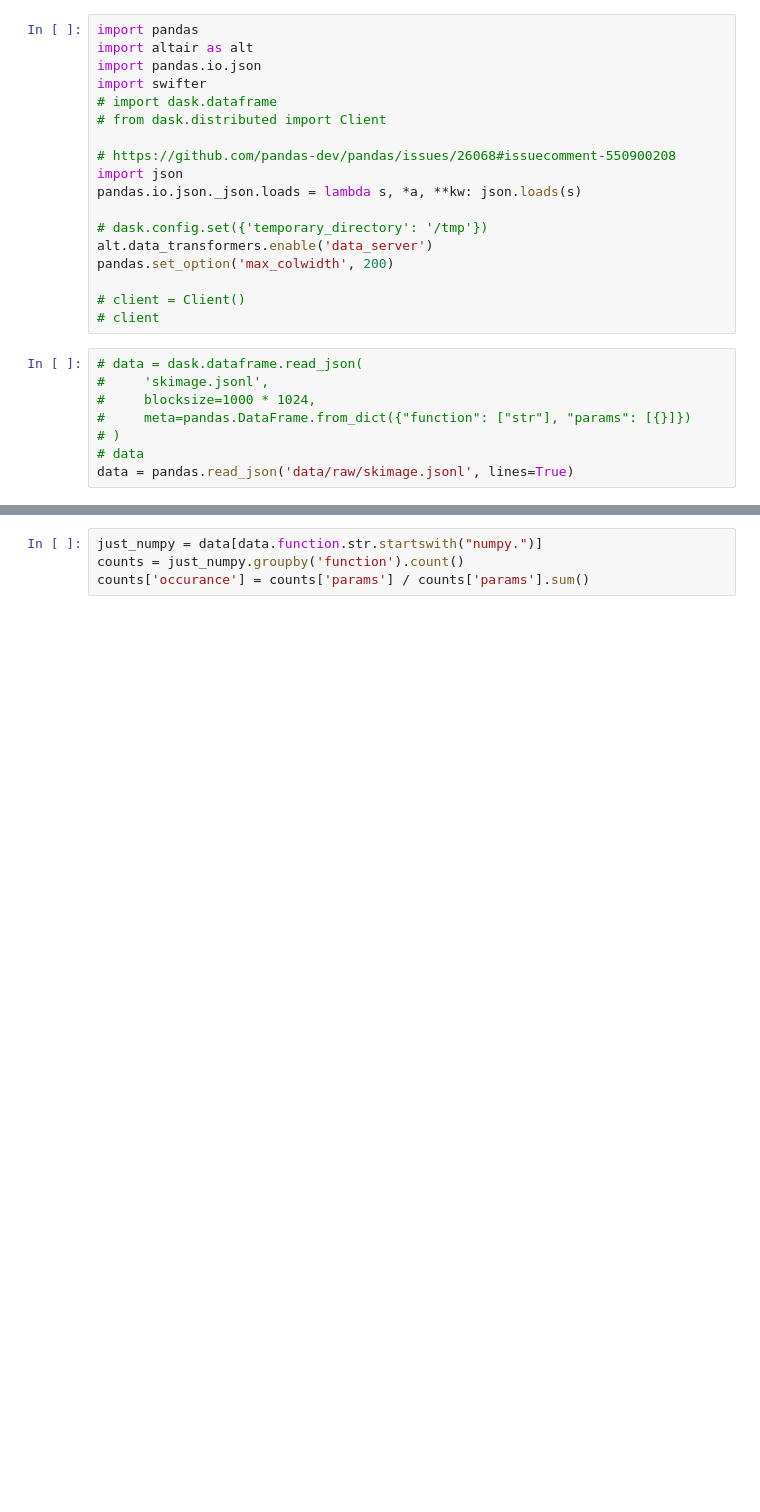
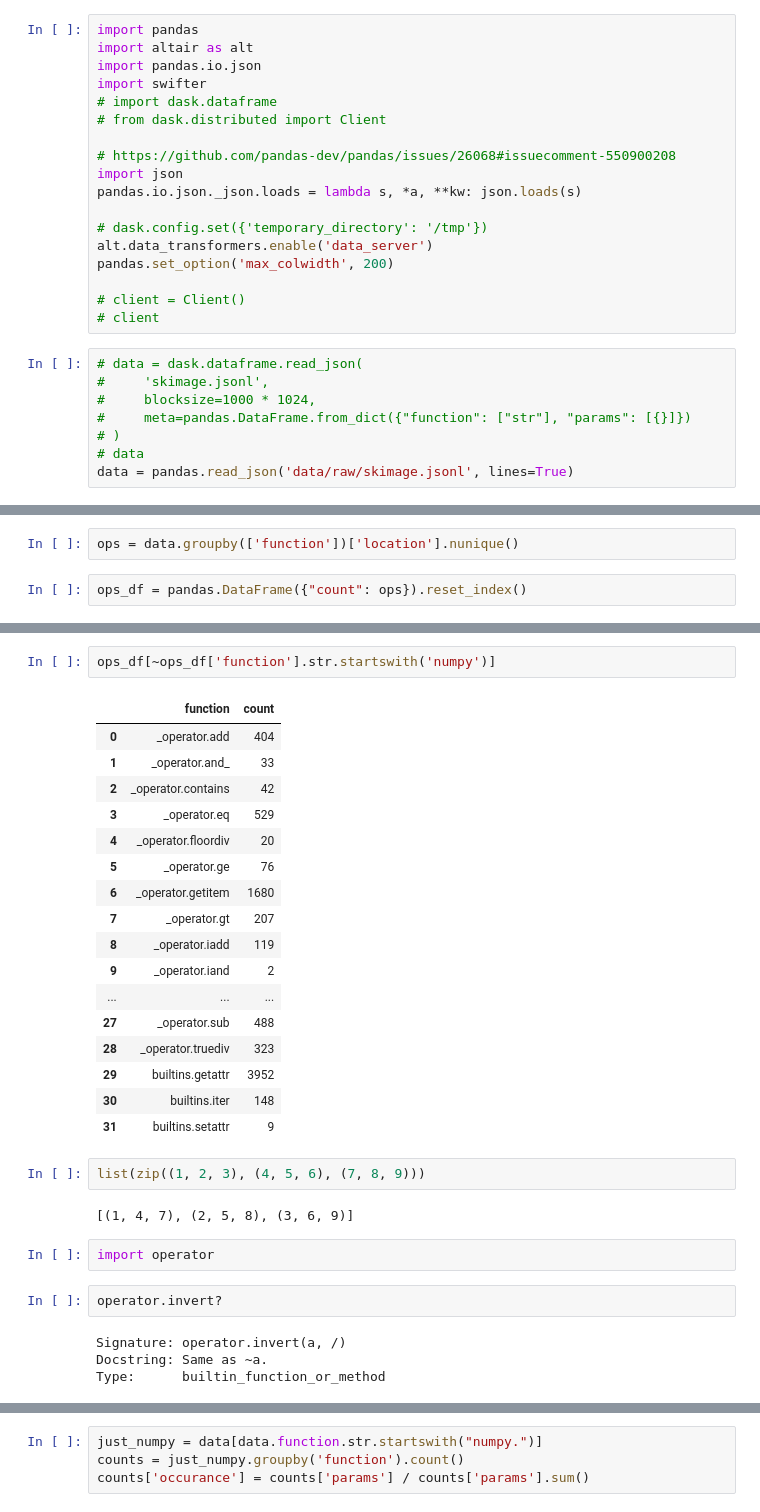
Before and after one commit to data-apis/python-record-api, a Jupyter notebook: Analysis.ipynb, the cells around one changed output, grey strips where cells are left out. Cells and saved outputs as stored; diff of their text form; blank space fills up the shorter version.

```diff
--- a/Analysis.ipynb
+++ b/Analysis.ipynb
@@ -26,0 +308,4 @@ data = pandas.read_json('data/raw/skimage.jsonl', lines=True)
+# %%
+ops = data.groupby(['function'])['location'].nunique()
+# %%
+ops_df = pandas.DataFrame({"count": ops}).reset_index()
@@ -26,0 +328,32 @@ data = pandas.read_json('data/raw/skimage.jsonl', lines=True)
+# %%
+ops_df[~ops_df['function'].str.startswith('numpy')]
+# %% [output]
+|  | function | count |
+| 0 | _operator.add | 404 |
+| 1 | _operator.and_ | 33 |
+| 2 | _operator.contains | 42 |
+| 3 | _operator.eq | 529 |
+| 4 | _operator.floordiv | 20 |
+| 5 | _operator.ge | 76 |
+| 6 | _operator.getitem | 1680 |
+| 7 | _operator.gt | 207 |
+| 8 | _operator.iadd | 119 |
+| 9 | _operator.iand | 2 |
+| ... | ... | ... |
+| 27 | _operator.sub | 488 |
+| 28 | _operator.truediv | 323 |
+| 29 | builtins.getattr | 3952 |
+| 30 | builtins.iter | 148 |
+| 31 | builtins.setattr | 9 |
+# %%
+list(zip((1, 2, 3), (4, 5, 6), (7, 8, 9)))
+# %% [output]
+[(1, 4, 7), (2, 5, 8), (3, 6, 9)]
+# %%
+import operator
+# %%
+operator.invert?
+# %% [output]
+Signature: operator.invert(a, /)
+Docstring: Same as ~a.
+Type:      builtin_function_or_method
```
Also changed, not shown: parts of 26 cells of this notebook, 14 other files.
